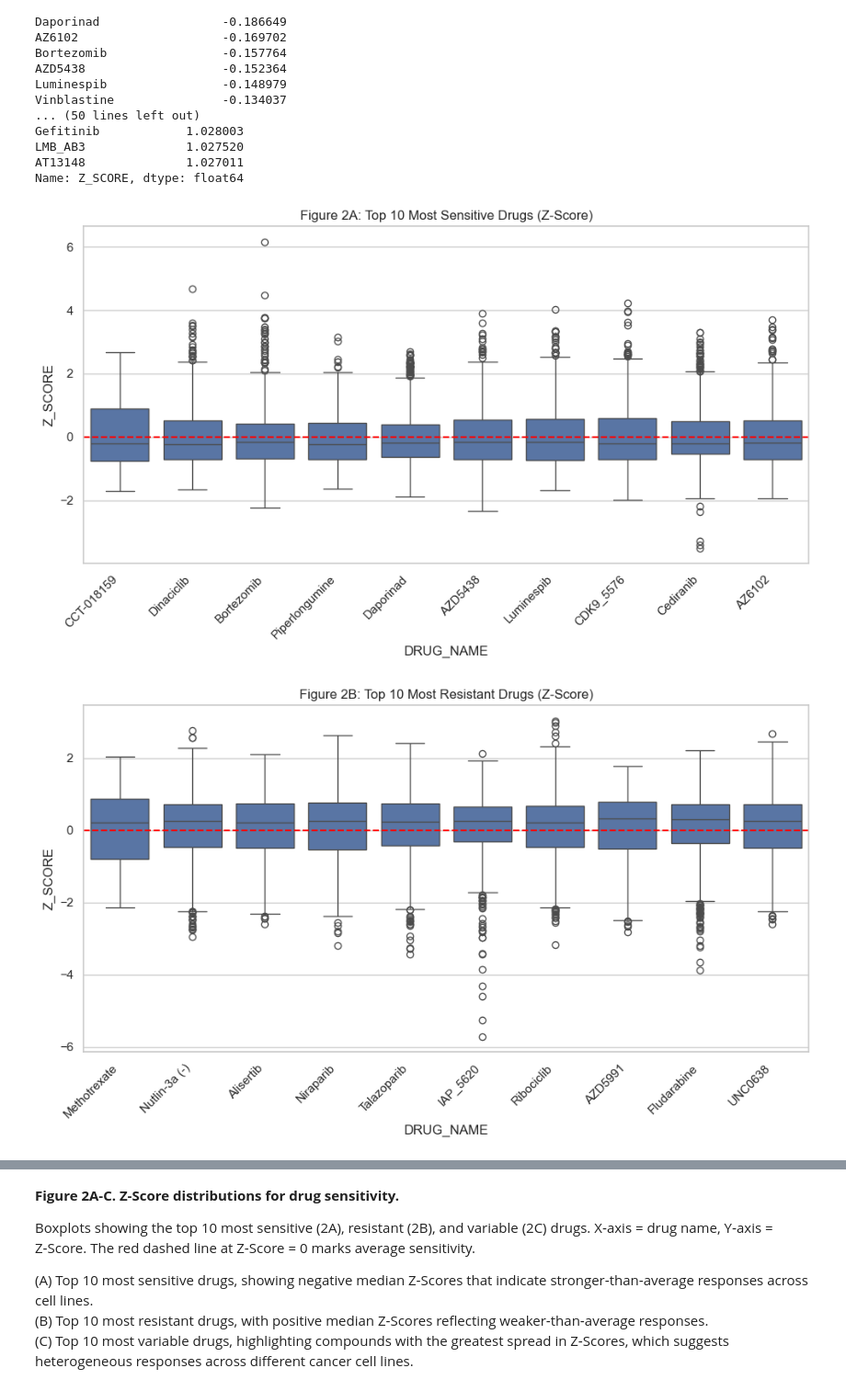
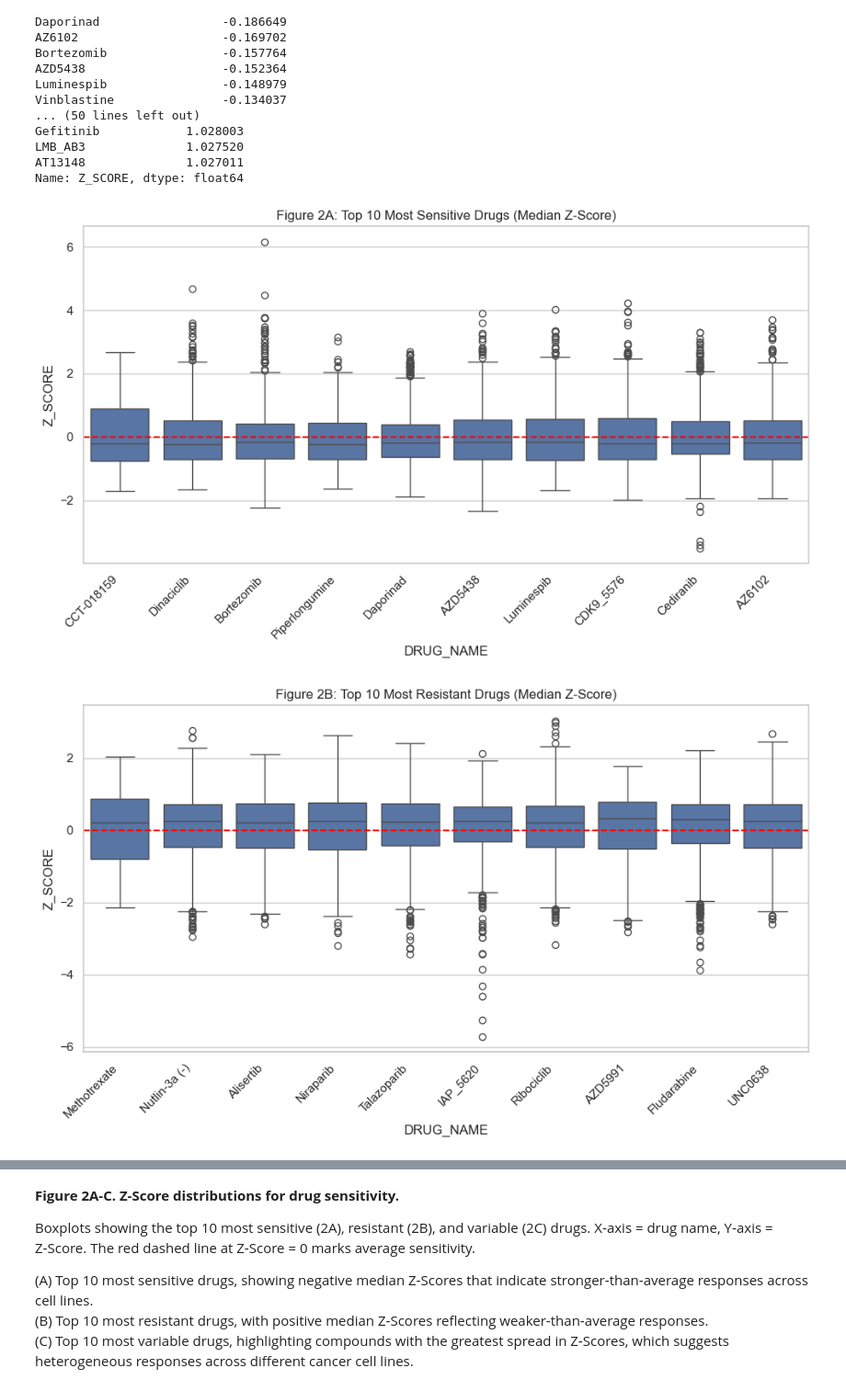
Before and after one commit to Onwuanabile-Sylvia/GDSC-Drug-Sensitivity-Analysis, a Jupyter notebook: Cancer_Drug_Sensitivity_Analysis_GDSC.ipynb, the cells around one changed output, grey strips where cells are left out. Shown at 92% size. Cells and saved outputs as stored; diff of their text form; code cells hidden in the pictures.

```diff
--- a/Cancer_Drug_Sensitivity_Analysis_GDSC.ipynb
+++ b/Cancer_Drug_Sensitivity_Analysis_GDSC.ipynb
@@ -519,38 +621,38 @@ subset_sensitive = gdsc[gdsc['DRUG_NAME'].isin(top_sensitive)]
 
 plt.figure(figsize=(10,6))
 sns.boxplot(data=subset_sensitive, x='DRUG_NAME', y='Z_SCORE')
 plt.axhline(0, color='red', linestyle='--')  # zero reference line
 plt.xticks(rotation=45, ha='right')
-plt.title('Figure 2A: Top 10 Most Sensitive Drugs (Z-Score)')
+plt.title('Figure 2A: Top 10 Most Sensitive Drugs (Median Z-Score)')
 plt.tight_layout()
-plt.savefig("figures/Figure2A_SensitiveDrugs.png", dpi=300, bbox_inches="tight")
+plt.savefig("figures/Figure2E_Most_Sensitive_Drugs_ZScore.png", dpi=300, bbox_inches="tight")
 plt.show()
 
 # Top 10 most resistant drugs (positive median Z-Score)
 top_resistant = median_zscore.tail(10).index
 subset_resistant = gdsc[gdsc['DRUG_NAME'].isin(top_resistant)]
 
 plt.figure(figsize=(10,6))
 sns.boxplot(data=subset_resistant, x='DRUG_NAME', y='Z_SCORE')
 plt.axhline(0, color='red', linestyle='--')
 plt.xticks(rotation=45, ha='right')
-plt.title('Figure 2B: Top 10 Most Resistant Drugs (Z-Score)')
+plt.title('Figure 2B: Top 10 Most Resistant Drugs (Median Z-Score)')
 plt.tight_layout()
-plt.savefig("figures/Figure2B_ResistantDrugs.png", dpi=300, bbox_inches="tight")
+plt.savefig("figures/Figure2F_Most_Resistant_Drugs_ZScore.png", dpi=300, bbox_inches="tight")
 plt.show()
 
 # Top 10 most variable drugs (highest std deviation of Z-Score)
 top_variable = std_zscore.head(10).index
 subset_variable = gdsc[gdsc['DRUG_NAME'].isin(top_variable)]
 
 plt.figure(figsize=(10,6))
 sns.boxplot(data=subset_variable, x='DRUG_NAME', y='Z_SCORE')
 plt.axhline(0, color='red', linestyle='--')
 plt.xticks(rotation=45, ha='right')
-plt.title('Figure 2C: Top 10 Most Variable Drugs (Z-Score)')
+plt.title('Figure 2C: Top 10 Most Variable Drugs (Medain Z-Score)')
 plt.tight_layout()
-plt.savefig("figures/Figure2C_VariableDrugs.png", dpi=300, bbox_inches="tight")
+plt.savefig("figures/Figure2G_Drug_Response_Variability_ZScore.png", dpi=300, bbox_inches="tight")
 plt.show()
 # %% [output]
-[figure, old version]
+[figure, new version]
-[figure, old version]
+[figure, new version]
```
Also changed, not shown: parts of 30 cells of this notebook.
